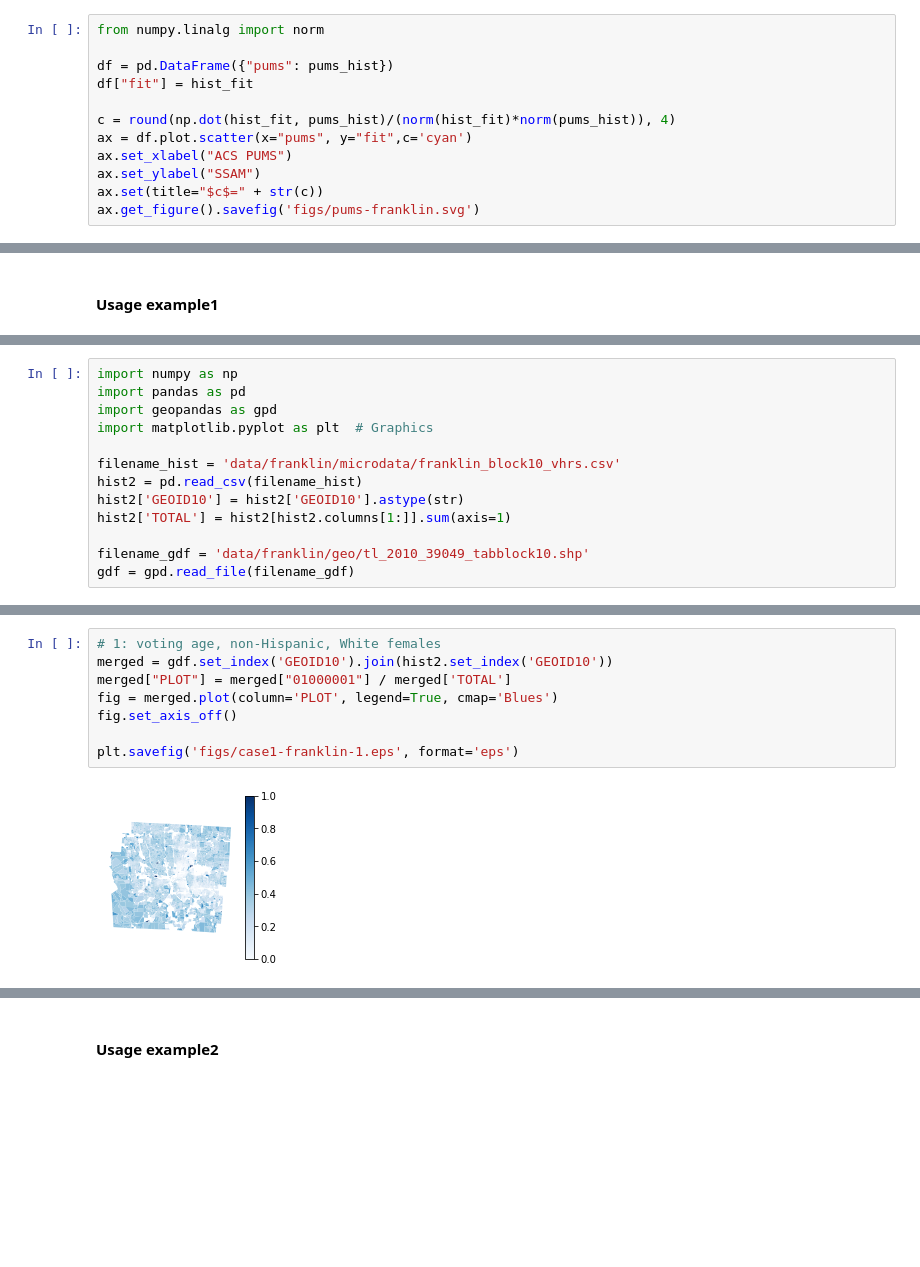
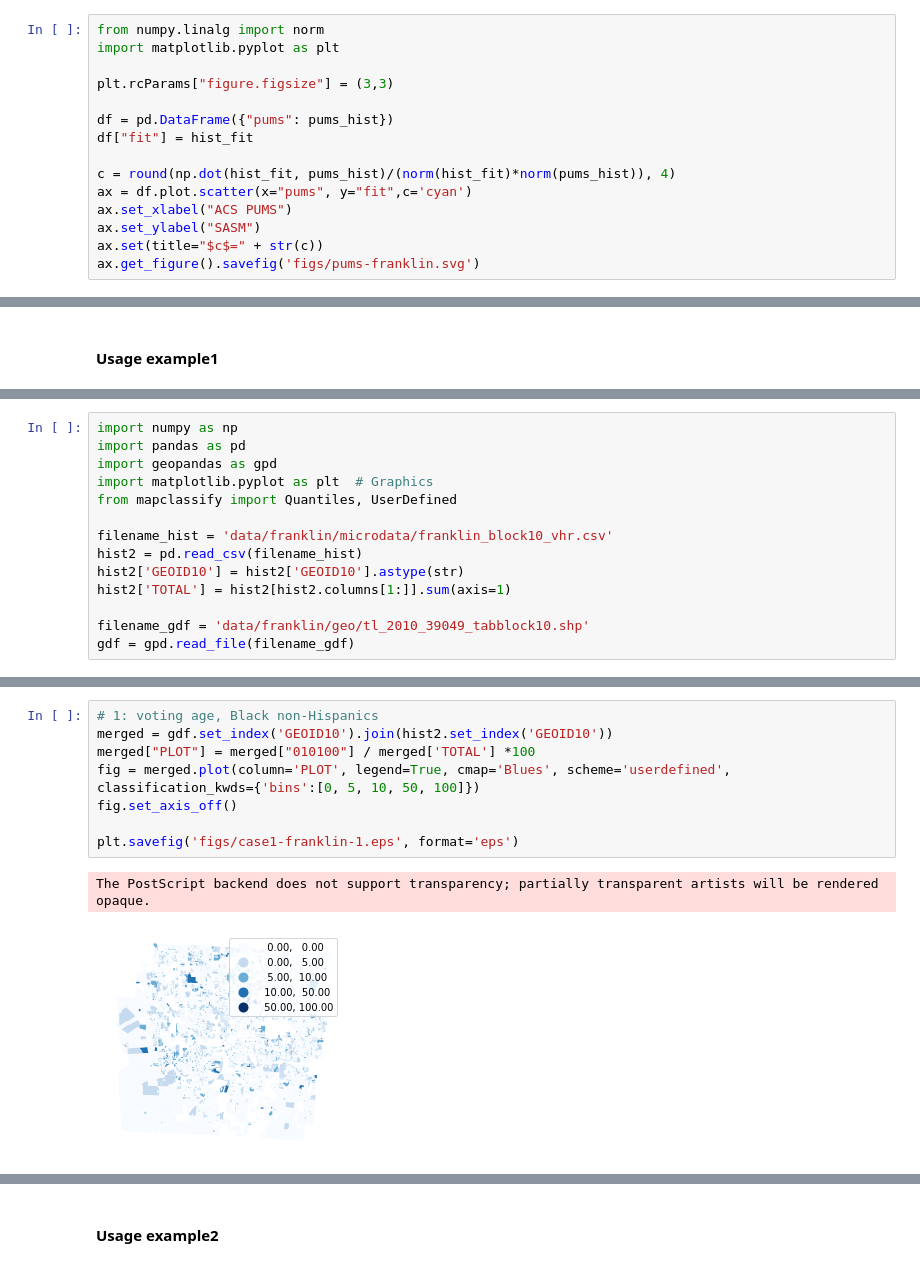
Before and after one commit to linyuehzzz/synthetic-populations, a Jupyter notebook: franklin_microdata.ipynb, the cells around one changed output, grey strips where cells are left out. Cells and saved outputs as stored; diff of their text form; blank space fills up the shorter version.

Commit message:
update figures

```diff
--- a/franklin_microdata.ipynb
+++ b/franklin_microdata.ipynb
@@ -875,6 +698,9 @@ array([7.73660e+04, 7.82460e+04, 3.73820e+04, 3.75050e+04, 2.43000e+02,
 Similarity
 # %%
 from numpy.linalg import norm
+import matplotlib.pyplot as plt
+
+plt.rcParams["figure.figsize"] = (3,3)
 
 df = pd.DataFrame({"pums": pums_hist})
 df["fit"] = hist_fit
@@ -882,6 +708,6 @@ df["fit"] = hist_fit
 c = round(np.dot(hist_fit, pums_hist)/(norm(hist_fit)*norm(pums_hist)), 4)
 ax = df.plot.scatter(x="pums", y="fit",c='cyan')
 ax.set_xlabel("ACS PUMS")
-ax.set_ylabel("SSAM")
+ax.set_ylabel("SASM")
 ax.set(title="$c$=" + str(c))
 ax.get_figure().savefig('figs/pums-franklin.svg')
@@ -932,8 +756,9 @@ import numpy as np
 import pandas as pd
 import geopandas as gpd
 import matplotlib.pyplot as plt  # Graphics
+from mapclassify import Quantiles, UserDefined
 
-filename_hist = 'data/franklin/microdata/franklin_block10_vhrs.csv'
+filename_hist = 'data/franklin/microdata/franklin_block10_vhr.csv'
 hist2 = pd.read_csv(filename_hist)
 hist2['GEOID10'] = hist2['GEOID10'].astype(str)
 hist2['TOTAL'] = hist2[hist2.columns[1:]].sum(axis=1)
@@ -943,10 +779,11 @@ gdf = gpd.read_file(filename_gdf)
 # %%
-# 1: voting age, non-Hispanic, White females
+# 1: voting age, Black non-Hispanics
 merged = gdf.set_index('GEOID10').join(hist2.set_index('GEOID10'))
-merged["PLOT"] = merged["01000001"] / merged['TOTAL']
-fig = merged.plot(column='PLOT', legend=True, cmap='Blues')
+merged["PLOT"] = merged["010100"] / merged['TOTAL'] *100
+fig = merged.plot(column='PLOT', legend=True, cmap='Blues', scheme='userdefined', classification_kwds={'bins':[0, 5, 10, 50, 100]})
 fig.set_axis_off()
 
 plt.savefig('figs/case1-franklin-1.eps', format='eps')
 # %% [output]
+The PostScript backend does not support transparency; partially transparent artists will be rendered opaque.
-[figure, old version]
+[figure, new version]
```
Also changed, not shown: parts of 36 cells of this notebook, 24 other files.
